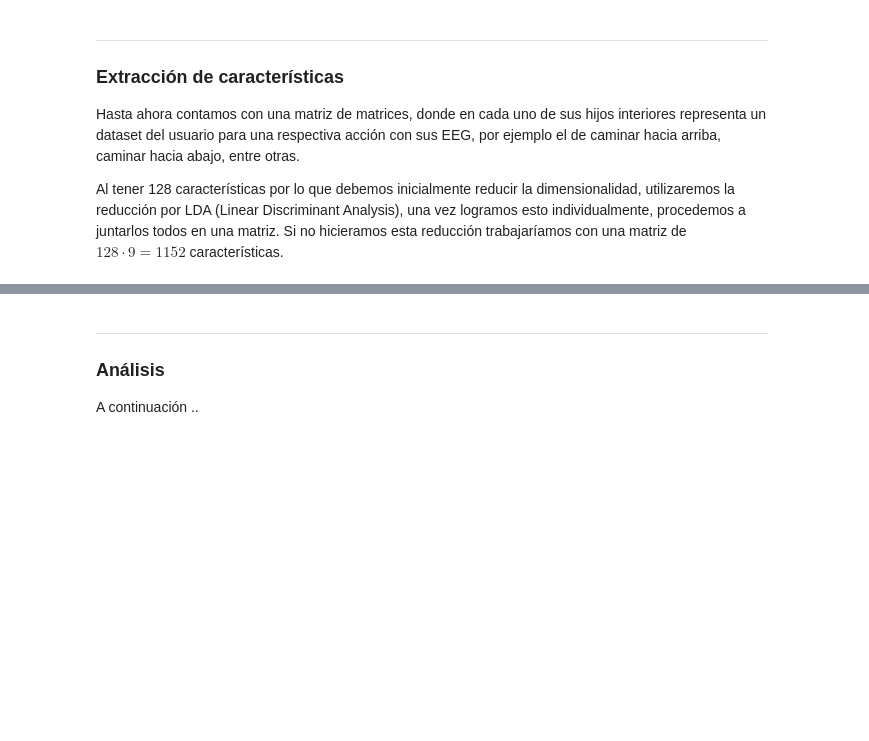
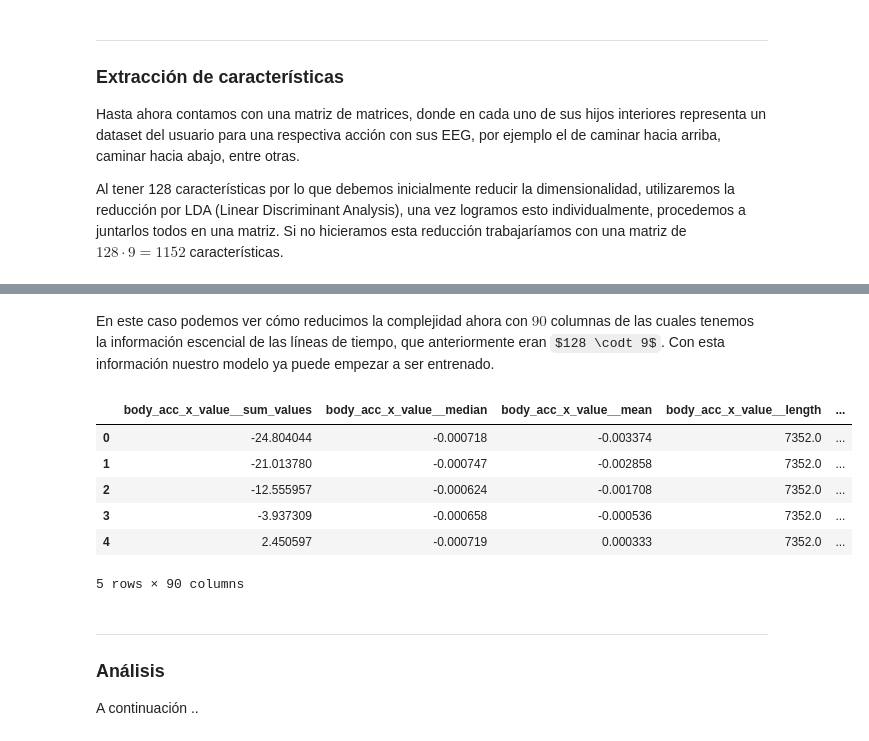
Before and after one commit to kaloslazo/SupervisedClassification, a Jupyter notebook: main.ipynb, the cells around one changed output, grey strips where cells are left out. Cells and saved outputs as stored; diff of their text form; code cells hidden in the pictures; some formulas as TeX source; blank space fills up the shorter version.

Commit message:
feat: feature extraction using tsfresh

```diff
--- a/main.ipynb
+++ b/main.ipynb
@@ -55,25 +61,21 @@ Hasta ahora contamos con una matriz de matrices, donde en cada uno de sus hijos
 Al tener 128 características por lo que debemos inicialmente reducir la dimensionalidad, utilizaremos la reducción por LDA (Linear Discriminant Analysis), una vez logramos esto individualmente, procedemos a juntarlos todos en una matriz. Si no hicieramos esta reducción trabajaríamos con una matriz de $128 \cdot 9 = 1152$ características.
 # %%
 def dataset_descriptive_features(df, dataset_name):
-    # Prepare dataframe with long format
     df_conversion_long = df.reset_index().melt(id_vars=['index'])
     df_conversion_long.columns = ['time', 'id', 'value']
 
-    # Extract features, keep name as first label
-    extracted_features = extract_features(df_conversion_long, column_id='id', column_sort='time')
+    extracted_features = extract_features(df_conversion_long, column_id = 'id', column_sort = 'time',  default_fc_parameters = MinimalFCParameters(), n_jobs=4)
     extracted_features.columns = [f"{dataset_name}_{each_col}" for each_col in extracted_features.columns]
-
     return extracted_features
 
 def get_datasets_features(train_data):
     features_list = [];
-
     for name, df in train_data.items():
-        if name != 'labels':
+        if name != 'y':
+            print(f'Dataset: {name}');
             extracted_features = dataset_descriptive_features(df, name)
             features_list.append(extracted_features)
-
     return features_list;
 
-#x_train_features = get_datasets_features(train_data);
+x_train_features = get_datasets_features(train_data);
 # %% [output]
@@ -100,0 +95,3 @@ Para aplicar este método primero debe convertirse el dataframe a un formato lar
+# %%
+X_train = pd.concat(x_train_features, axis = 1).dropna(axis = 1).reset_index(drop = True)
+Y_train = train_data['y'].to_numpy().flatten()
@@ -101,3 +120,15 @@ Para aplicar este método primero debe convertirse el dataframe a un formato lar
+# %% [markdown]
+En este caso podemos ver cómo reducimos la complejidad ahora con $90$ columnas de las cuales tenemos la información escencial de las líneas de tiempo, que anteriormente eran $128 \codt 9$. Con esta información nuestro modelo ya puede empezar a ser entrenado.
+# %%
+X_train.head()
+# %% [output]
+|  | body_acc_x_value__sum_values | body_acc_x_value__median | body_acc_x_value__mean | body_acc_x_value__length | ... |
+| 0 | -24.804044 | -0.000718 | -0.003374 | 7352.0 | ... |
+| 1 | -21.013780 | -0.000747 | -0.002858 | 7352.0 | ... |
+| 2 | -12.555957 | -0.000624 | -0.001708 | 7352.0 | ... |
+| 3 | -3.937309 | -0.000658 | -0.000536 | 7352.0 | ... |
+| 4 | 2.450597 | -0.000719 | 0.000333 | 7352.0 | ... |
+5 rows × 90 columns
 # %% [markdown]
 ---
 ### Análisis
```
Also changed, not shown: parts of 6 cells of this notebook.
